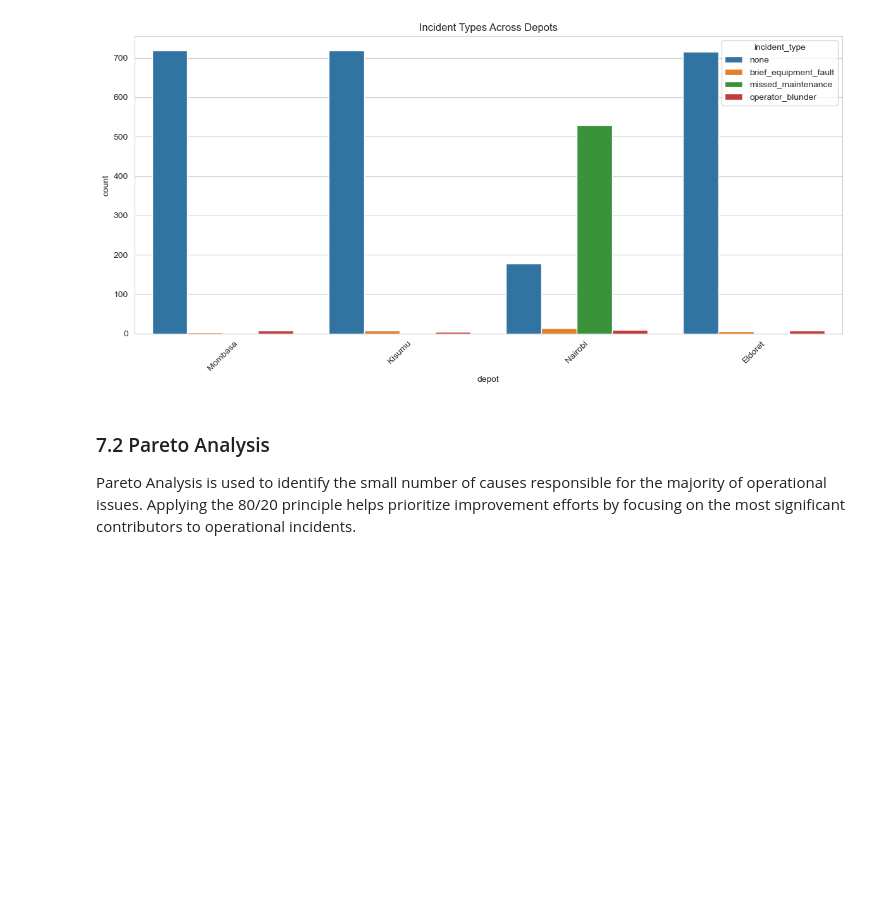
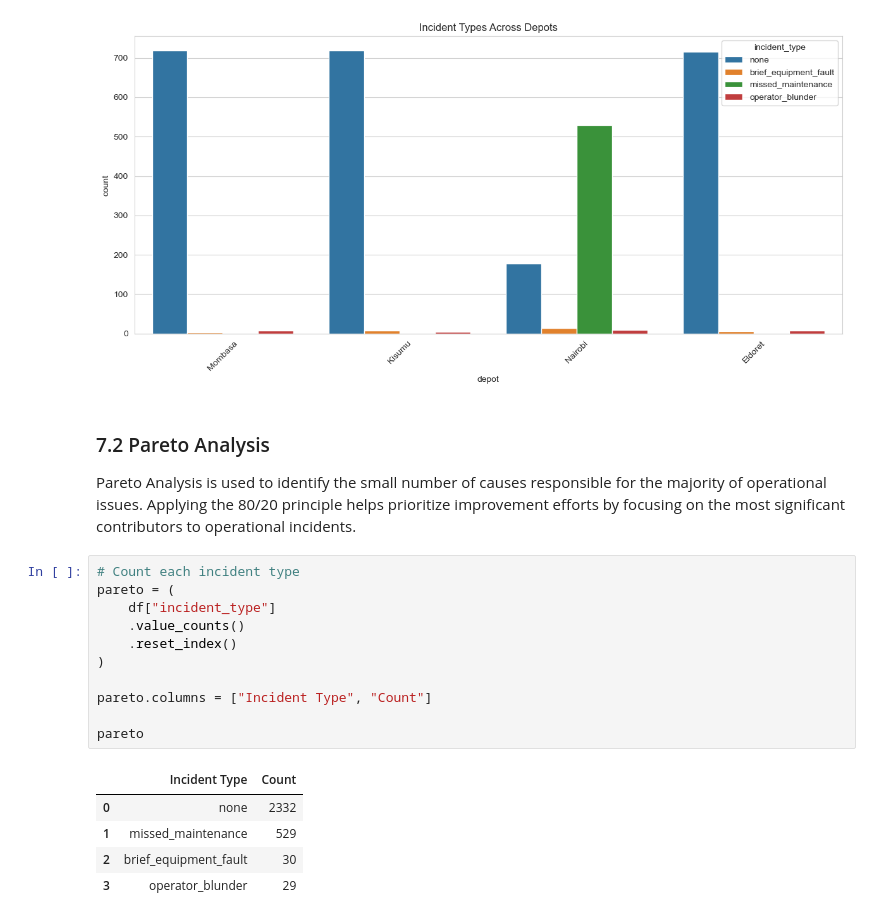
Before and after one commit to WanjikuSharon/week5_diagnostics_analysis, a Jupyter notebook: week5_diagnostics_analysis.ipynb, the cells around one changed output. Cells and saved outputs as stored; diff of their text form; blank space fills up the shorter version.

```diff
--- a/week5_diagnostics_analysis.ipynb
+++ b/week5_diagnostics_analysis.ipynb
@@ -722,3 +722,20 @@ plt.show()
 ### 7.2 Pareto Analysis
 
 Pareto Analysis is used to identify the small number of causes responsible for the majority of operational issues. Applying the 80/20 principle helps prioritize improvement efforts by focusing on the most significant contributors to operational incidents.
+# %%
+# Count each incident type
+pareto = (
+    df["incident_type"]
+    .value_counts()
+    .reset_index()
+)
+
+pareto.columns = ["Incident Type", "Count"]
+
+pareto
+# %% [output]
+|  | Incident Type | Count |
+| 0 | none | 2332 |
+| 1 | missed_maintenance | 529 |
+| 2 | brief_equipment_fault | 30 |
+| 3 | operator_blunder | 29 |
```
Also changed, not shown: parts of 3 cells of this notebook.
